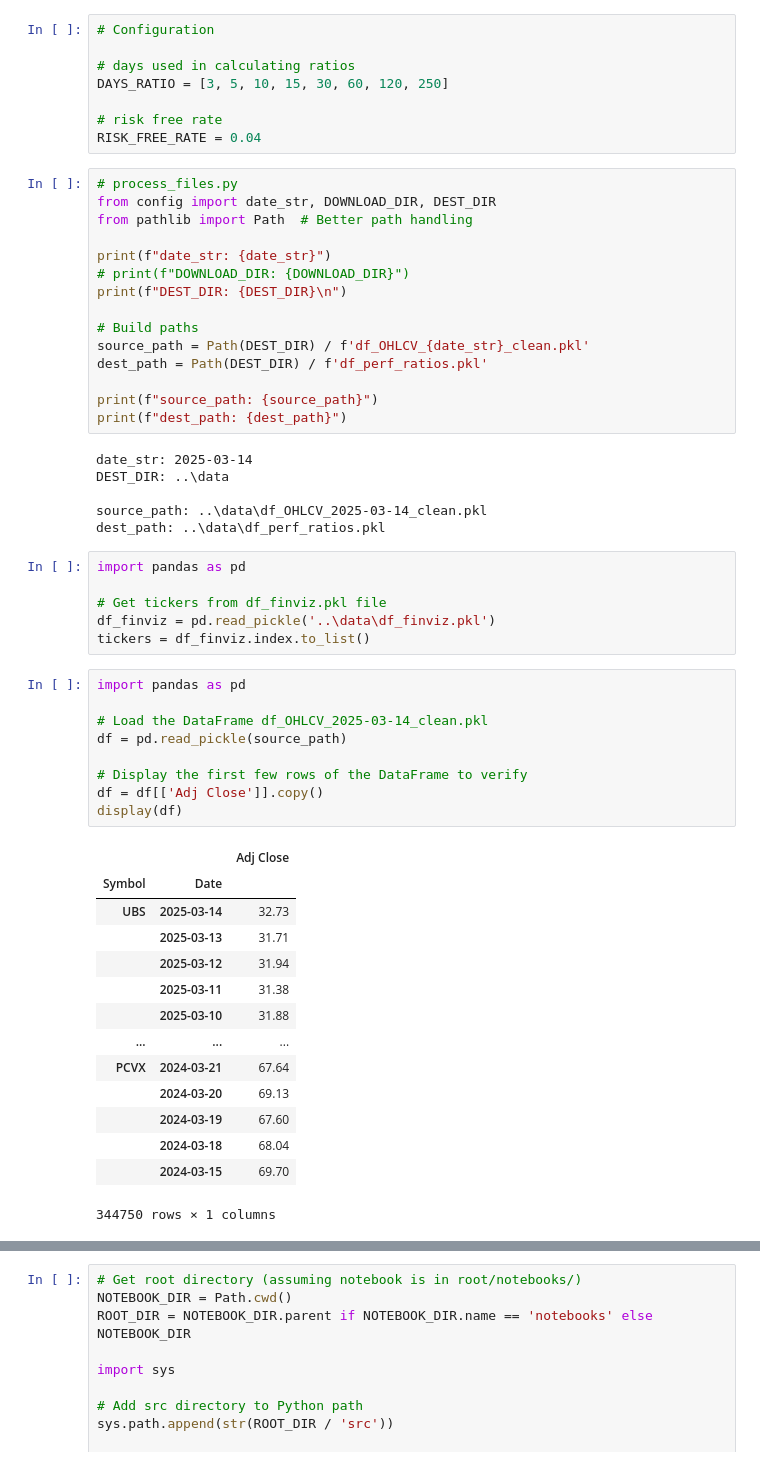
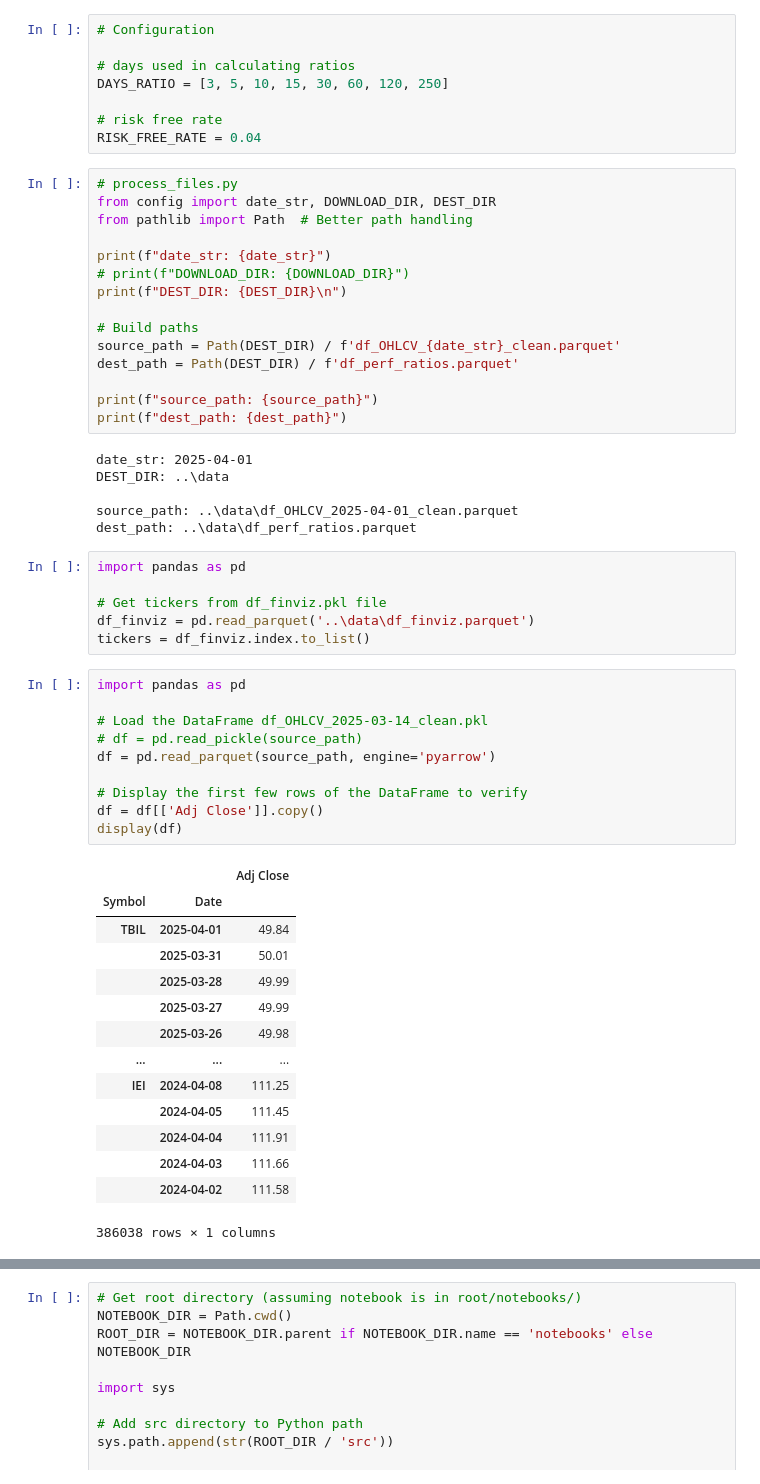
Before and after one commit to pympk/py311, a Jupyter notebook: stocks/notebooks/py3_calc_perf_ratios_v8.ipynb, the cells around one changed output, grey strips where cells are left out. Drawn from its saved outputs; the diff is of its cells as text.

```diff
--- a/stocks/notebooks/py3_calc_perf_ratios_v8.ipynb
+++ b/stocks/notebooks/py3_calc_perf_ratios_v8.ipynb
@@ -18,47 +18,48 @@ print(f"date_str: {date_str}")
 print(f"DEST_DIR: {DEST_DIR}\n")
 
 # Build paths
-source_path = Path(DEST_DIR) / f'df_OHLCV_{date_str}_clean.pkl'
-dest_path = Path(DEST_DIR) / f'df_perf_ratios.pkl'
+source_path = Path(DEST_DIR) / f'df_OHLCV_{date_str}_clean.parquet'
+dest_path = Path(DEST_DIR) / f'df_perf_ratios.parquet'
 
 print(f"source_path: {source_path}")
 print(f"dest_path: {dest_path}")
 # %% [output]
-date_str: 2025-03-14
+date_str: 2025-04-01
 DEST_DIR: ..\data
 
-source_path: ..\data\df_OHLCV_2025-03-14_clean.pkl
-dest_path: ..\data\df_perf_ratios.pkl
+source_path: ..\data\df_OHLCV_2025-04-01_clean.parquet
+dest_path: ..\data\df_perf_ratios.parquet
 # %%
 import pandas as pd
 
 # Get tickers from df_finviz.pkl file
-df_finviz = pd.read_pickle('..\data\df_finviz.pkl')
+df_finviz = pd.read_parquet('..\data\df_finviz.parquet')
 tickers = df_finviz.index.to_list()
 # %%
 import pandas as pd
 
 # Load the DataFrame df_OHLCV_2025-03-14_clean.pkl
-df = pd.read_pickle(source_path)
+# df = pd.read_pickle(source_path)
+df = pd.read_parquet(source_path, engine='pyarrow')
 
 # Display the first few rows of the DataFrame to verify
 df = df[['Adj Close']].copy()
 display(df)
 # %% [output]
 |  |  | Adj Close |
 | Symbol | Date |  |
-| UBS | 2025-03-14 | 32.73 |
-|  | 2025-03-13 | 31.71 |
-|  | 2025-03-12 | 31.94 |
-|  | 2025-03-11 | 31.38 |
-|  | 2025-03-10 | 31.88 |
+| TBIL | 2025-04-01 | 49.84 |
+|  | 2025-03-31 | 50.01 |
+|  | 2025-03-28 | 49.99 |
+|  | 2025-03-27 | 49.99 |
+|  | 2025-03-26 | 49.98 |
 | ... | ... | ... |
-| PCVX | 2024-03-21 | 67.64 |
-|  | 2024-03-20 | 69.13 |
-|  | 2024-03-19 | 67.60 |
-|  | 2024-03-18 | 68.04 |
-|  | 2024-03-15 | 69.70 |
+| IEI | 2024-04-08 | 111.25 |
+|  | 2024-04-05 | 111.45 |
+|  | 2024-04-04 | 111.91 |
+|  | 2024-04-03 | 111.66 |
+|  | 2024-04-02 | 111.58 |
-344750 rows × 1 columns
+386038 rows × 1 columns
 # %%
 df.info()
 # %% [output]
```
Also changed, not shown: parts of 7 cells of this notebook, 15 other files.
